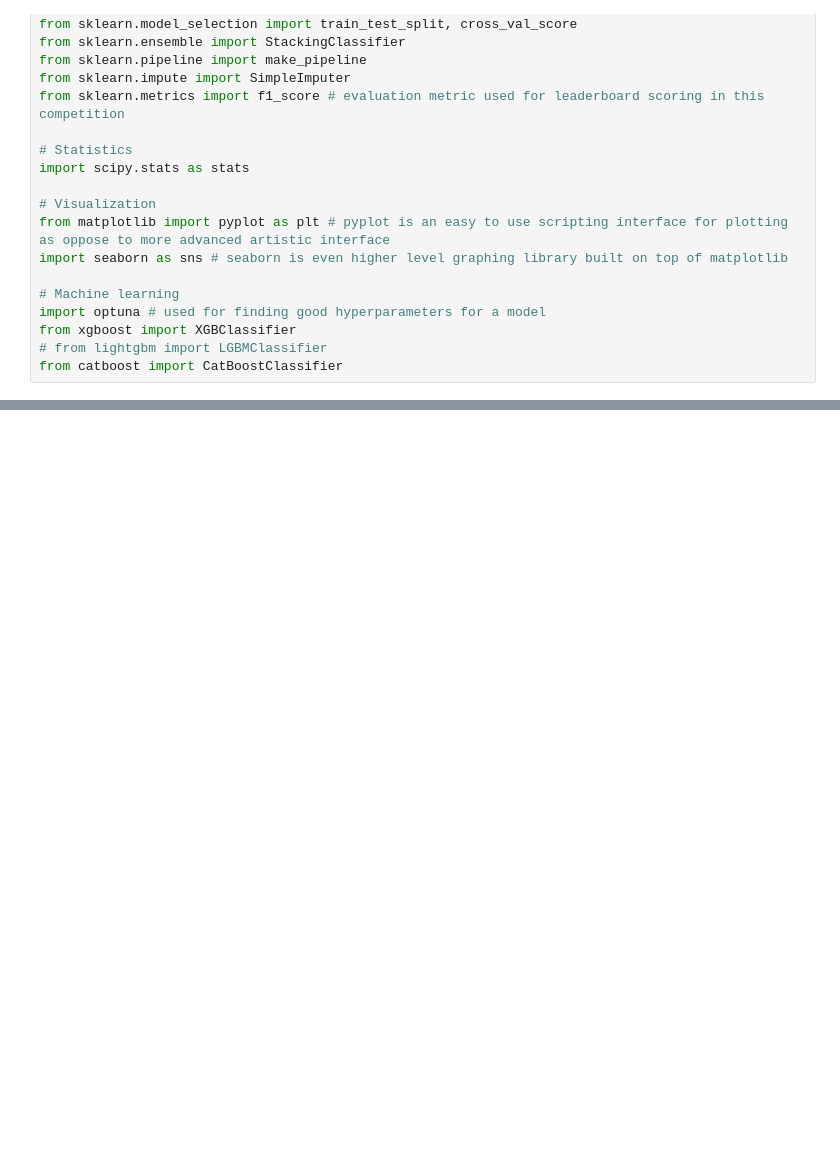
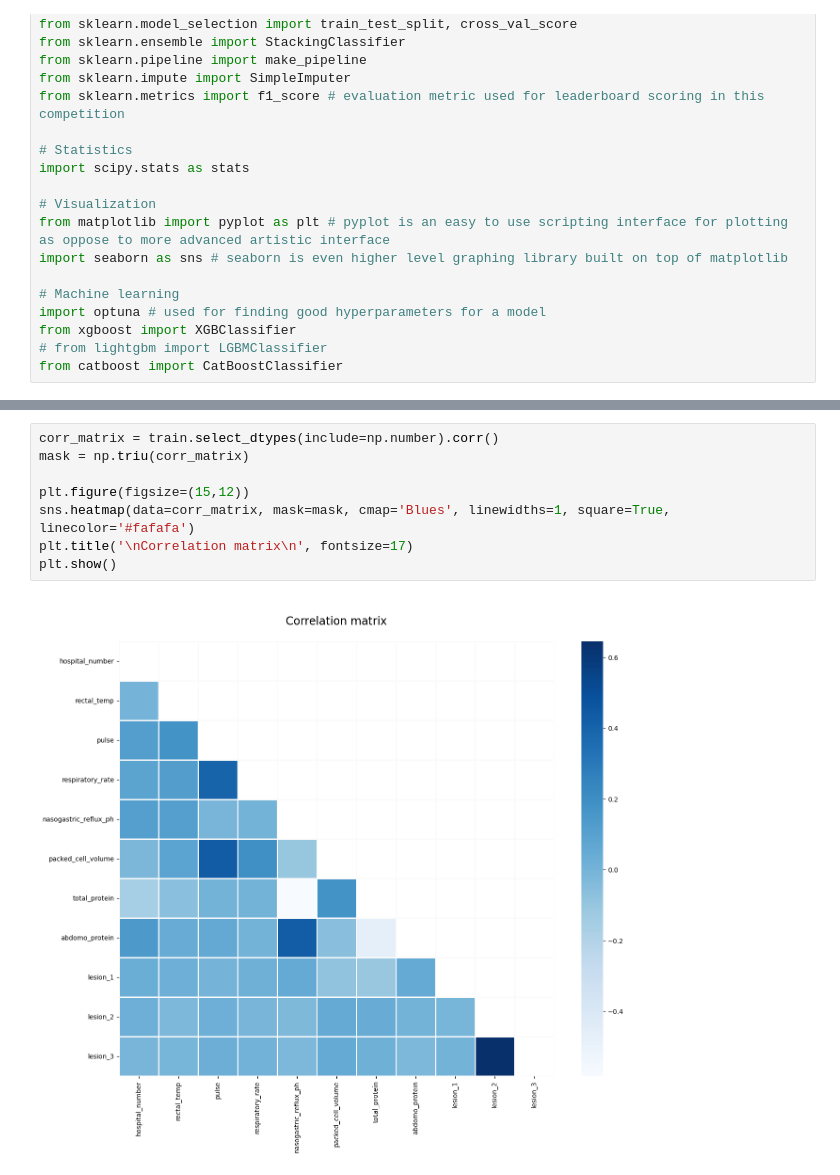
Before and after one commit to ValereDemelier/Kaggle-Fall-2023, a Jupyter notebook: S3E22-Horse-Outcomes/ML_Horse_Outcomes.ipynb, the cells around one changed output, grey strips where cells are left out. Drawn from its saved outputs; the diff is of its cells as text; blank space fills up the shorter version.

```diff
--- a/S3E22-Horse-Outcomes/ML_Horse_Outcomes.ipynb
+++ b/S3E22-Horse-Outcomes/ML_Horse_Outcomes.ipynb
@@ -30,0 +155,10 @@ FileNotFoundError: [Errno 2] No such file or directory: 'train.csv'
+# %%
+corr_matrix = train.select_dtypes(include=np.number).corr()
+mask = np.triu(corr_matrix)
+
+plt.figure(figsize=(15,12))
+sns.heatmap(data=corr_matrix, mask=mask, cmap='Blues', linewidths=1, square=True, linecolor='#fafafa')
+plt.title('\nCorrelation matrix\n', fontsize=17)
+plt.show()
+# %% [output]
+[figure, added]
```
Also changed, not shown: parts of 25 cells of this notebook.
